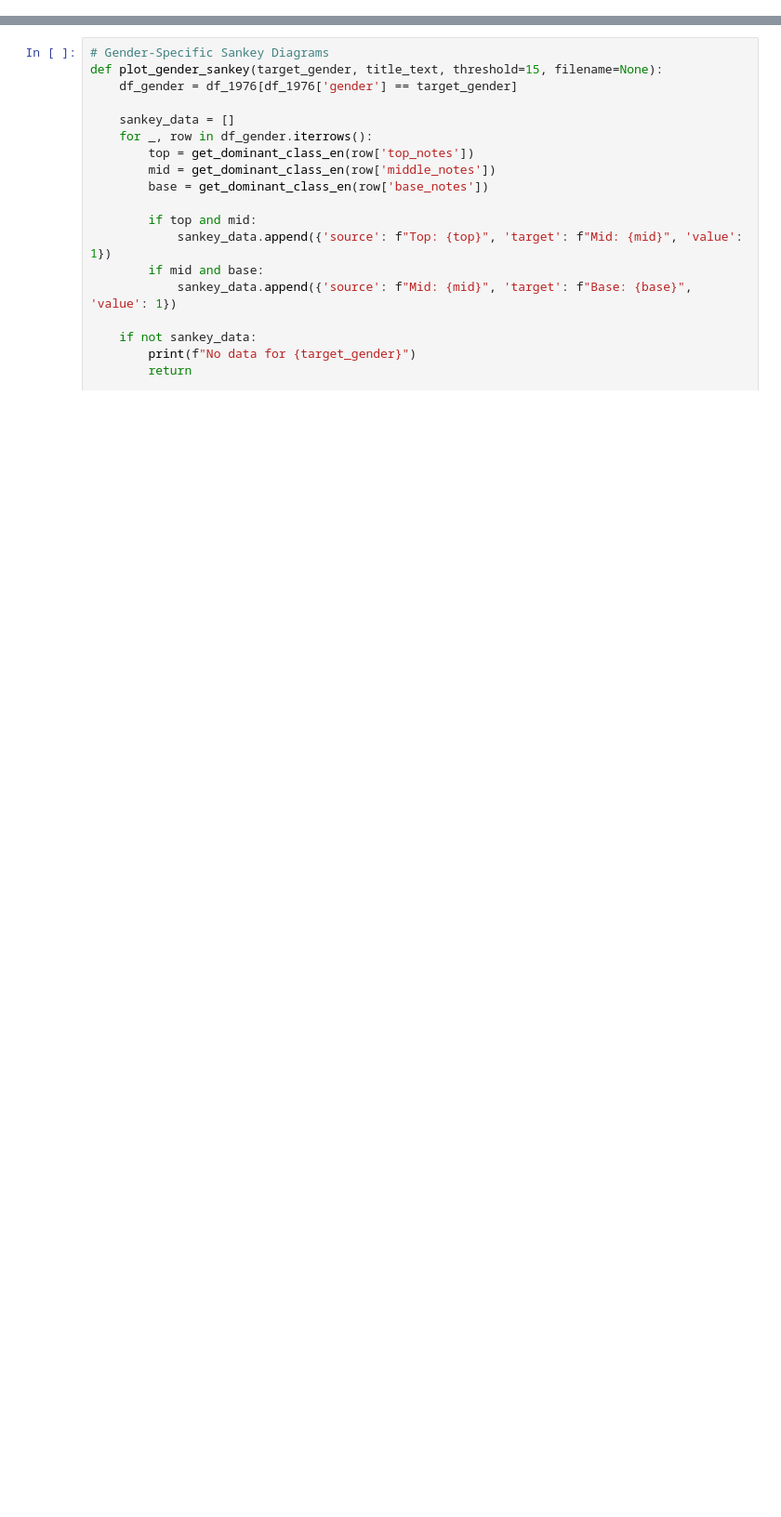
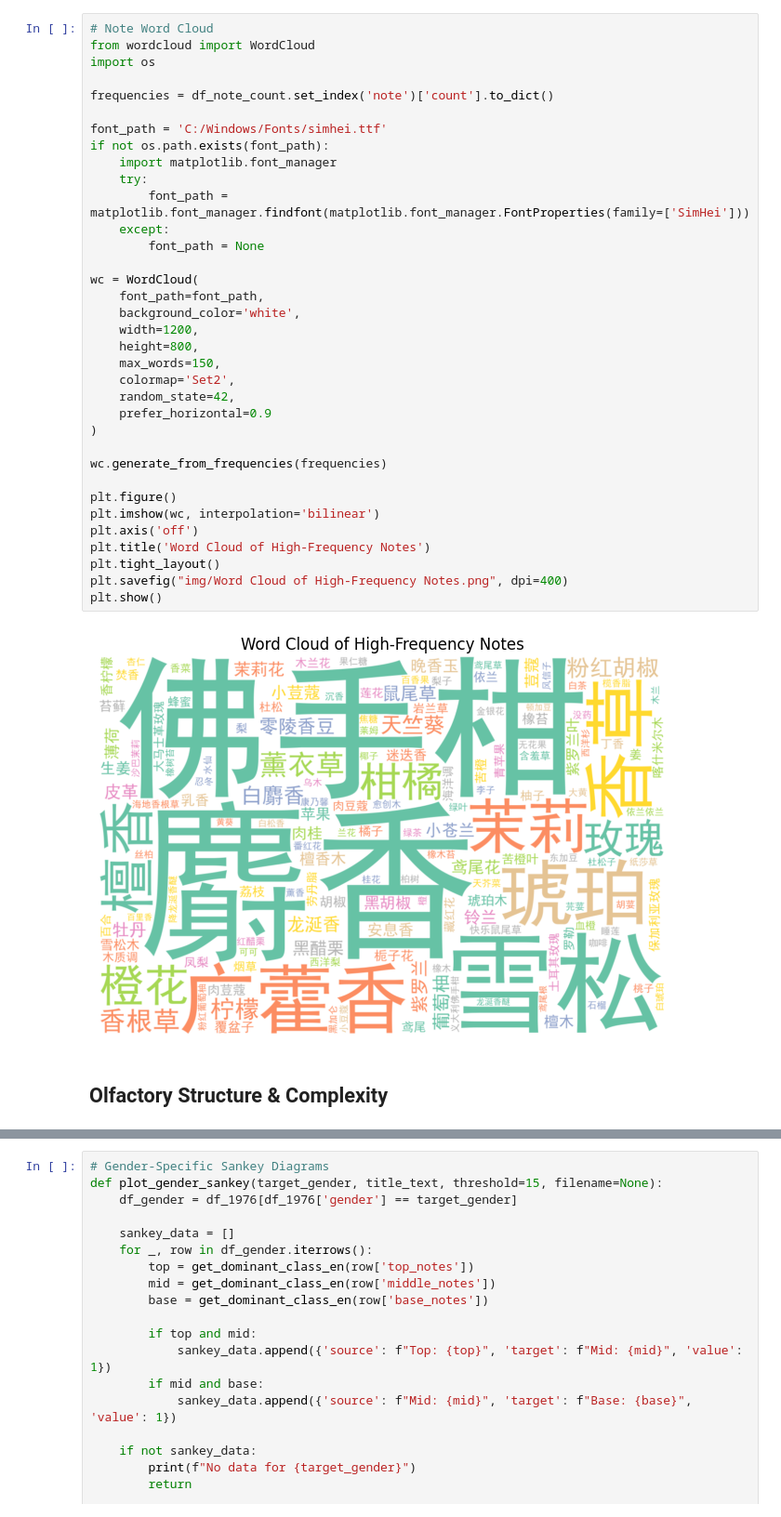
Before and after one commit to wilson-lyc/Scent4You, a Jupyter notebook: vs.ipynb, the cells around one changed output, grey strips where cells are left out. Shown at 93% size. Cells and saved outputs as stored; diff of their text form; blank space fills up the shorter version.

```diff
--- a/vs.ipynb
+++ b/vs.ipynb
@@ -191,0 +338,39 @@ plt.show()
+# %%
+# Note Word Cloud
+from wordcloud import WordCloud
+import os
+
+frequencies = df_note_count.set_index('note')['count'].to_dict()
+
+font_path = 'C:/Windows/Fonts/simhei.ttf'
+if not os.path.exists(font_path):
+    import matplotlib.font_manager
+    try:
+        font_path = matplotlib.font_manager.findfont(matplotlib.font_manager.FontProperties(family=['SimHei']))
+    except:
+        font_path = None
+
+wc = WordCloud(
+    font_path=font_path,
+    background_color='white',
+    width=1200,
+    height=800,
+    max_words=150,
+    colormap='Set2',
+    random_state=42,
+    prefer_horizontal=0.9
+)
+
+wc.generate_from_frequencies(frequencies)
+
+plt.figure()
+plt.imshow(wc, interpolation='bilinear')
+plt.axis('off')
+plt.title('Word Cloud of High-Frequency Notes')
+plt.tight_layout()
+plt.savefig("img/Word Cloud of High-Frequency Notes.png", dpi=400)
+plt.show()
+# %% [output]
+[figure, added]
+# %% [markdown]
+## Olfactory Structure & Complexity
```
Also changed, not shown: parts of 21 cells of this notebook, 15 other files.
